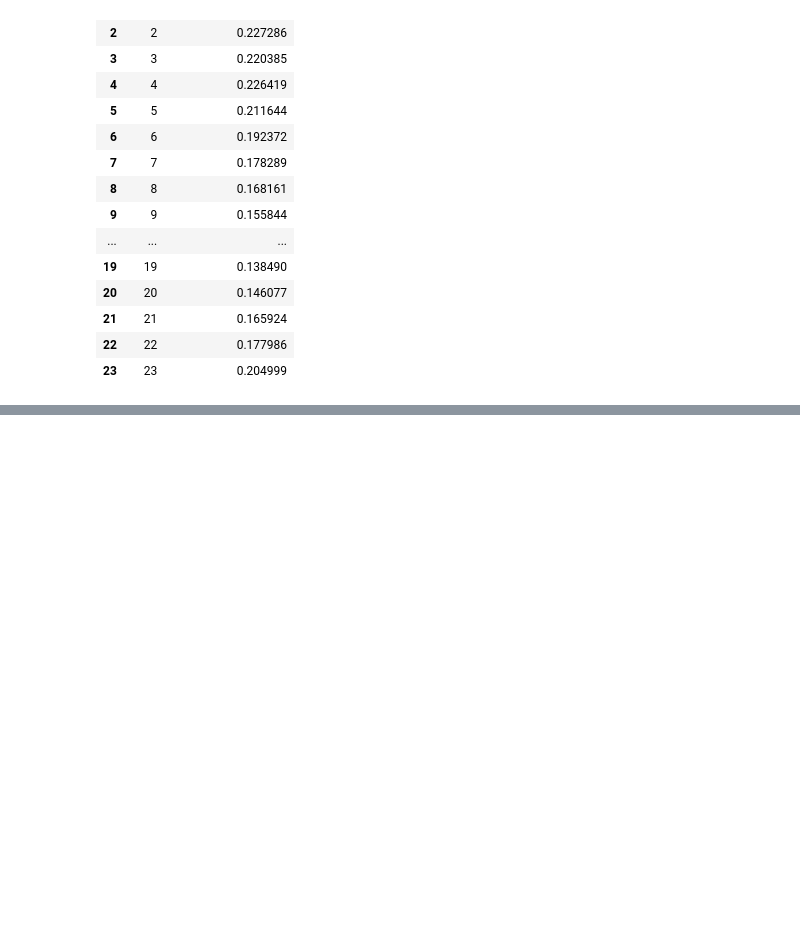
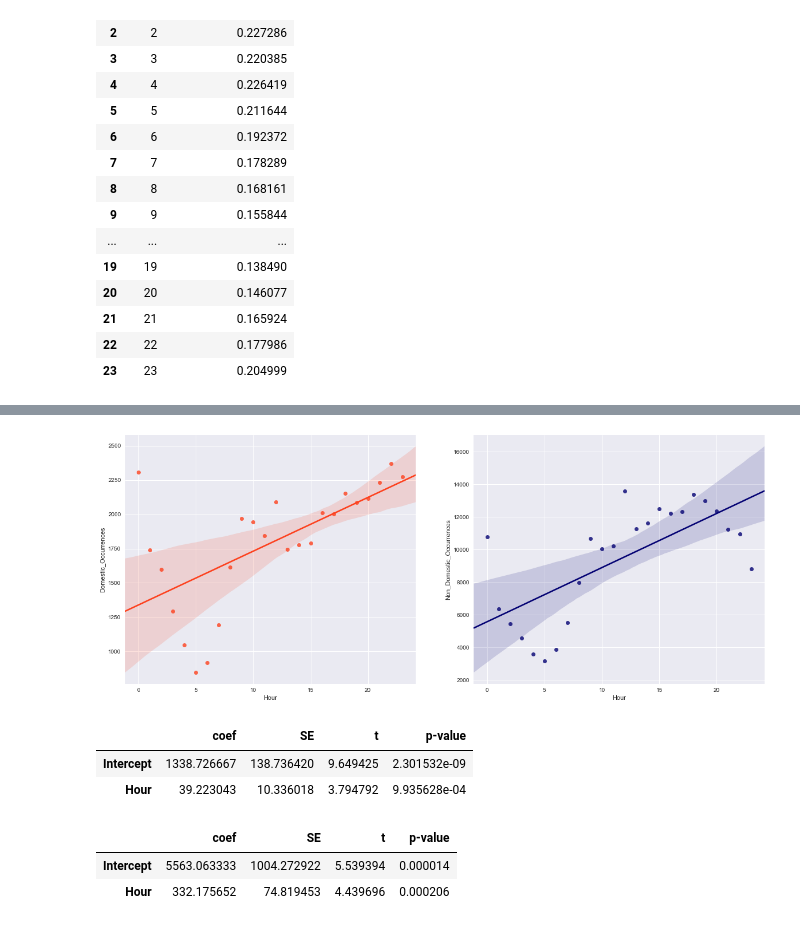
Before and after one commit to if1015-datascience-ufpe/2017-2-projeto-ajgan-rlsma-rcrs3, a Jupyter notebook: Project.ipynb, the cells around one changed output, grey strips where cells are left out. Saved outputs shown, nothing was run; the diff lists cells and outputs as text; code cells hidden in the pictures; blank space fills up the shorter version.

```diff
--- a/Project.ipynb
+++ b/Project.ipynb
@@ -357,0 +433,7 @@ print(location.raw)
+# %%
+fig, axes = plt.subplots(1,2,figsize=(20,8))
+sns.regplot(x = occurrences_domestic_hour['Hour'], y = occurrences_domestic_hour['Domestic_Occurrences'], color=sns.xkcd_rgb["orange red"], ax=axes[0])
+sns.regplot(x = occurrences_not_domestic_hour['Hour'], y = occurrences_not_domestic_hour['Non_Domestic_Occurrences'], color=sns.xkcd_rgb["deep blue"], ax=axes[1])
+plt.show(fig)
+# %% [output]
+[figure, added]
@@ -357,0 +446,18 @@ print(location.raw)
+# %%
+model = smf.ols("Domestic_Occurrences ~ Hour",data=occurrences_domestic_hour)
+result = model.fit()
+pd.concat([result.params,result.bse,result.tvalues,result.pvalues],
+          axis=1, keys=['coef','SE','t','p-value'])
+# %% [output]
+|  | coef | SE | t | p-value |
+| Intercept | 1338.726667 | 138.736420 | 9.649425 | 2.301532e-09 |
+| Hour | 39.223043 | 10.336018 | 3.794792 | 9.935628e-04 |
+# %%
+model = smf.ols("Non_Domestic_Occurrences ~ Hour",data=occurrences_not_domestic_hour)
+result = model.fit()
+pd.concat([result.params,result.bse,result.tvalues,result.pvalues],
+          axis=1, keys=['coef','SE','t','p-value'])
+# %% [output]
+|  | coef | SE | t | p-value |
+| Intercept | 5563.063333 | 1004.272922 | 5.539394 | 0.000014 |
+| Hour | 332.175652 | 74.819453 | 4.439696 | 0.000206 |
```
Also changed, not shown: parts of 31 cells of this notebook.
